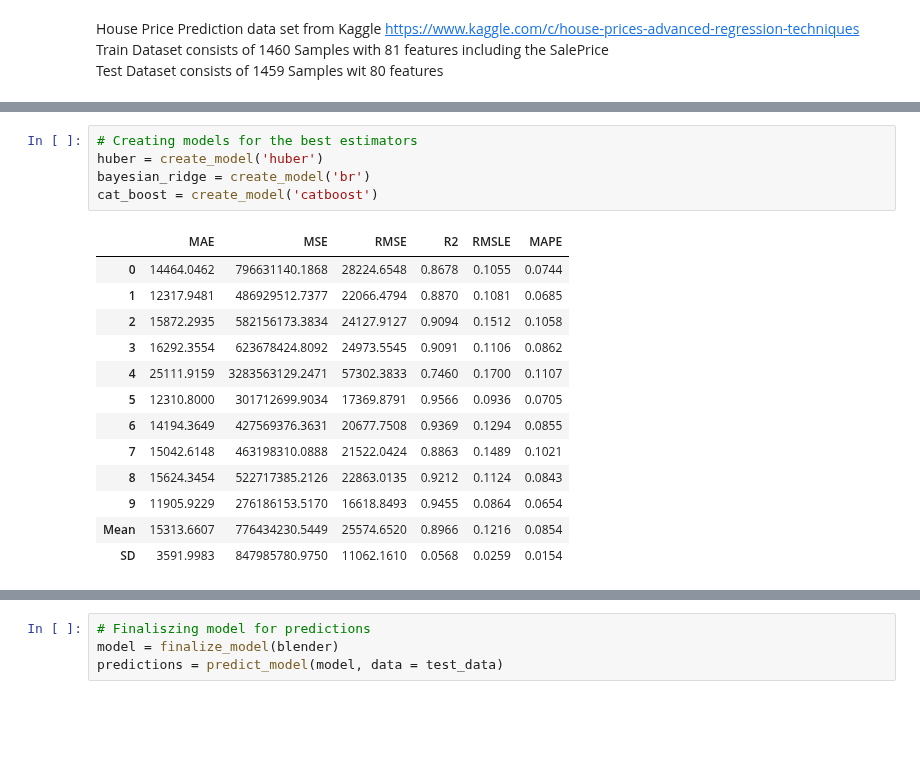
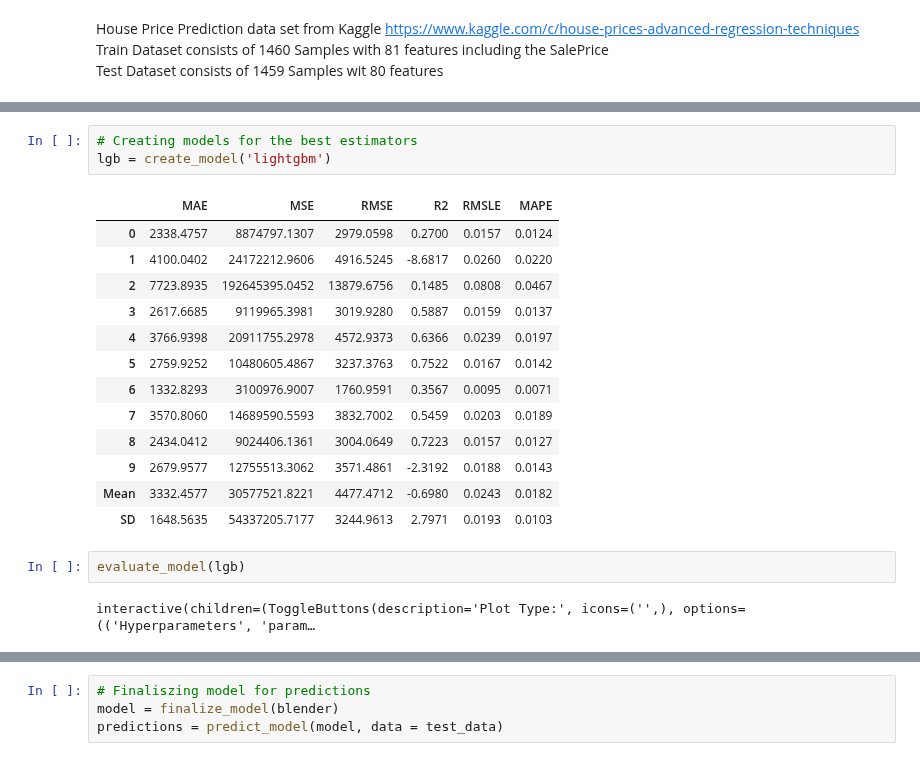
Before and after one commit to wilsonify/pycaret, a Jupyter notebook: examples/PyCaret_2_HousePrice_Regresion.ipynb, the cells around one changed output, grey strips where cells are left out. Cells and saved outputs as stored; diff of their text form; blank space fills up the shorter version.

```diff
--- a/examples/PyCaret_2_HousePrice_Regresion.ipynb
+++ b/examples/PyCaret_2_HousePrice_Regresion.ipynb
@@ -101,19 +315,21 @@ compare_models(blacklist = ['tr'])
 # %%
 # Creating models for the best estimators
-huber = create_model('huber')
-bayesian_ridge = create_model('br')
-cat_boost = create_model('catboost')
+lgb = create_model('lightgbm')
 # %% [output]
 |  | MAE | MSE | RMSE | R2 | RMSLE | MAPE |
-| 0 | 14464.0462 | 796631140.1868 | 28224.6548 | 0.8678 | 0.1055 | 0.0744 |
-| 1 | 12317.9481 | 486929512.7377 | 22066.4794 | 0.8870 | 0.1081 | 0.0685 |
-| 2 | 15872.2935 | 582156173.3834 | 24127.9127 | 0.9094 | 0.1512 | 0.1058 |
-| 3 | 16292.3554 | 623678424.8092 | 24973.5545 | 0.9091 | 0.1106 | 0.0862 |
-| 4 | 25111.9159 | 3283563129.2471 | 57302.3833 | 0.7460 | 0.1700 | 0.1107 |
-| 5 | 12310.8000 | 301712699.9034 | 17369.8791 | 0.9566 | 0.0936 | 0.0705 |
-| 6 | 14194.3649 | 427569376.3631 | 20677.7508 | 0.9369 | 0.1294 | 0.0855 |
-| 7 | 15042.6148 | 463198310.0888 | 21522.0424 | 0.8863 | 0.1489 | 0.1021 |
-| 8 | 15624.3454 | 522717385.2126 | 22863.0135 | 0.9212 | 0.1124 | 0.0843 |
-| 9 | 11905.9229 | 276186153.5170 | 16618.8493 | 0.9455 | 0.0864 | 0.0654 |
-| Mean | 15313.6607 | 776434230.5449 | 25574.6520 | 0.8966 | 0.1216 | 0.0854 |
-| SD | 3591.9983 | 847985780.9750 | 11062.1610 | 0.0568 | 0.0259 | 0.0154 |
+| 0 | 2338.4757 | 8874797.1307 | 2979.0598 | 0.2700 | 0.0157 | 0.0124 |
+| 1 | 4100.0402 | 24172212.9606 | 4916.5245 | -8.6817 | 0.0260 | 0.0220 |
+| 2 | 7723.8935 | 192645395.0452 | 13879.6756 | 0.1485 | 0.0808 | 0.0467 |
+| 3 | 2617.6685 | 9119965.3981 | 3019.9280 | 0.5887 | 0.0159 | 0.0137 |
+| 4 | 3766.9398 | 20911755.2978 | 4572.9373 | 0.6366 | 0.0239 | 0.0197 |
+| 5 | 2759.9252 | 10480605.4867 | 3237.3763 | 0.7522 | 0.0167 | 0.0142 |
+| 6 | 1332.8293 | 3100976.9007 | 1760.9591 | 0.3567 | 0.0095 | 0.0071 |
+| 7 | 3570.8060 | 14689590.5593 | 3832.7002 | 0.5459 | 0.0203 | 0.0189 |
+| 8 | 2434.0412 | 9024406.1361 | 3004.0649 | 0.7223 | 0.0157 | 0.0127 |
+| 9 | 2679.9577 | 12755513.3062 | 3571.4861 | -2.3192 | 0.0188 | 0.0143 |
+| Mean | 3332.4577 | 30577521.8221 | 4477.4712 | -0.6980 | 0.0243 | 0.0182 |
+| SD | 1648.5635 | 54337205.7177 | 3244.9613 | 2.7971 | 0.0193 | 0.0103 |
+# %%
+evaluate_model(lgb)
+# %% [output]
+interactive(children=(ToggleButtons(description='Plot Type:', icons=('',), options=(('Hyperparameters', 'param…
```
Also changed, not shown: parts of 41 cells of this notebook.
